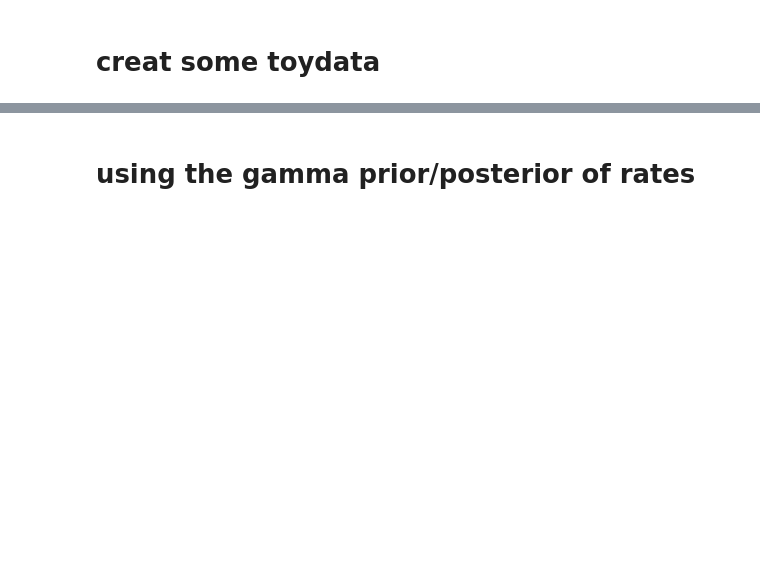
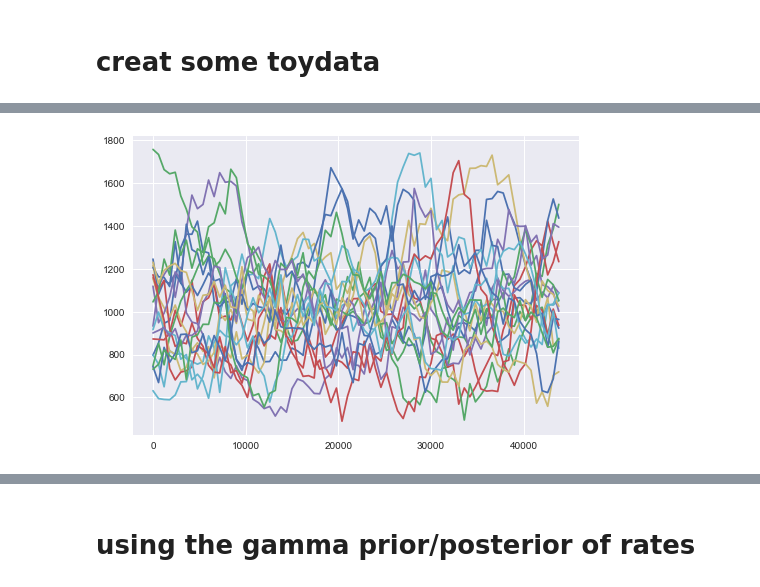
Before and after one commit to redst4r/particleFilter, a Jupyter notebook: ParticleFiltering.ipynb, the cells around one changed output, grey strips where cells are left out. Drawn from its saved outputs; the diff is of its cells as text; code cells hidden in the pictures; blank space fills up the shorter version.

```diff
--- a/ParticleFiltering.ipynb
+++ b/ParticleFiltering.ipynb
@@ -38,0 +44,6 @@ plot(traj2)
+# %%
+# read from the CSV
+df=pd.read_csv('TopicsInCB_data/scenario1.csv', sep=',')
+plot(df.values[:,0], df.values[:,1:]);
+# %% [output]
+[figure, added]
```
Also changed, not shown: parts of 20 cells of this notebook, 5 other files.
